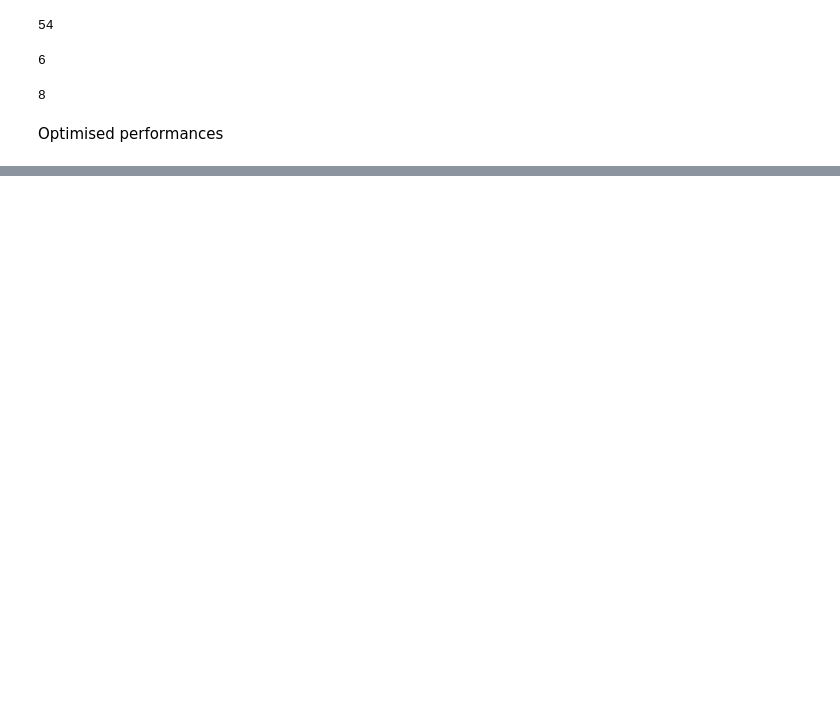
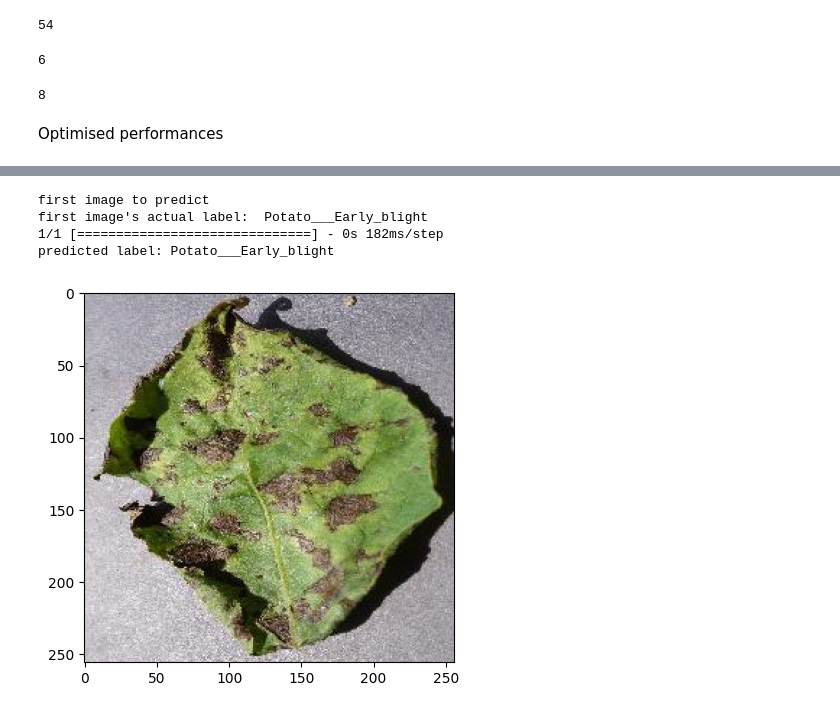
Before and after one commit to pcoiffet/potatoes_decease_classification, a Jupyter notebook: training/training.ipynb, the cells around one changed output, grey strips where cells are left out. Cells and saved outputs as stored; diff of their text form; code cells hidden in the pictures; blank space fills up the shorter version.

```diff
--- a/training/training.ipynb
+++ b/training/training.ipynb
@@ -45,3 +37,0 @@ SyntaxError: invalid syntax (829920516.py, line 1)
-# %%
-train_size = 0.8
-len(dataset)*train_size
@@ -123,0 +224,17 @@ data_augmentation = tf.keras.Sequential([
+# %%
+for images_batch, labels_batch in test_ds.take(1):
+    first_image = images_batch[0].numpy().astype('uint32')
+    first_label = labels_batch[0].numpy()
+
+    print("first image to predict")
+    plt.imshow(first_image)
+    print("first image's actual label: ", class_names[first_label])
+
+    batch_prediction = model.predict(images_batch) #Prediction for 32 images
+    print("predicted label:", class_names[np.argmax(batch_prediction[0])])
+# %% [output]
+first image to predict
+first image's actual label:  Potato___Early_blight
+1/1 [==============================] - 0s 182ms/step
+predicted label: Potato___Early_blight
+[figure, added]
```
Also changed, not shown: parts of 27 cells of this notebook, 13 other files.
